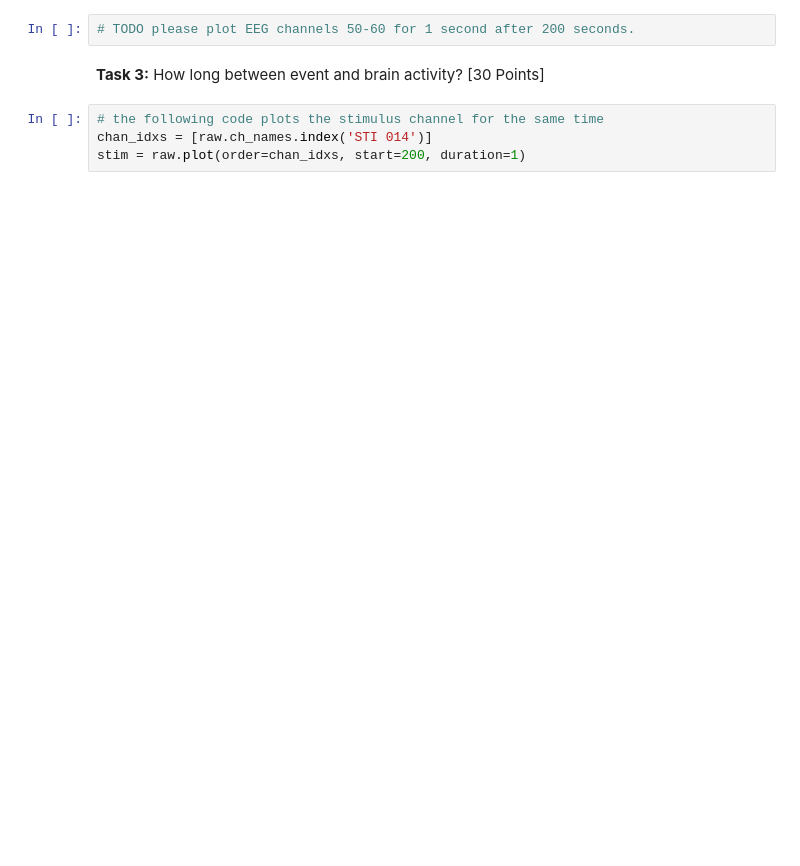
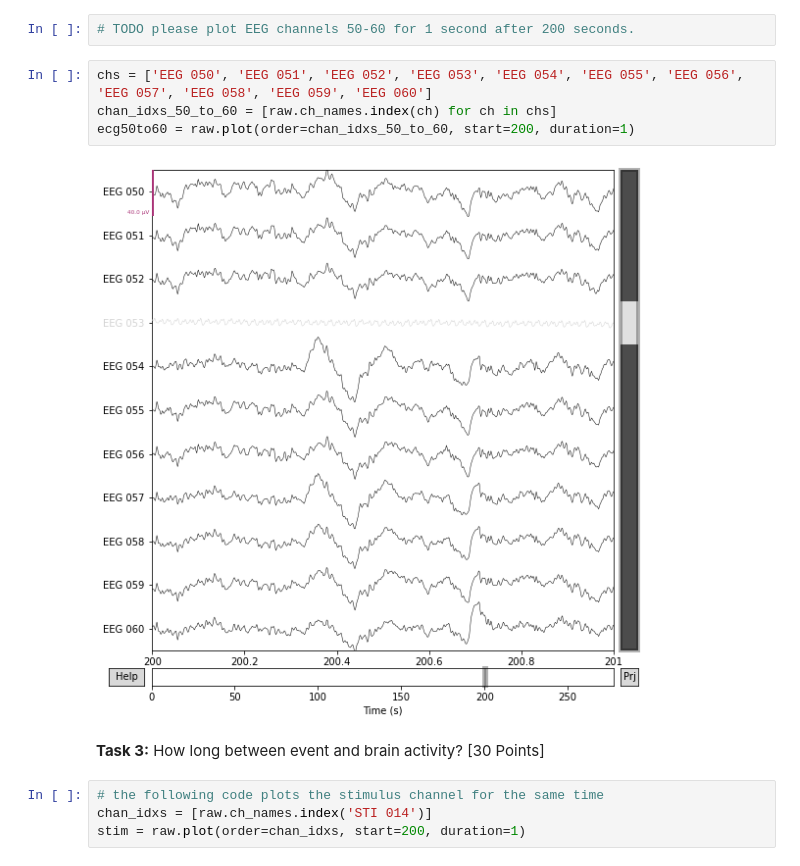
Before and after one commit to bostongfx/cs480student, a Jupyter notebook: 02/CS480_Assignment_2.ipynb, the cells around one changed output. Drawn from its saved outputs; the diff is of its cells as text; blank space fills up the shorter version.

```diff
--- a/02/CS480_Assignment_2.ipynb
+++ b/02/CS480_Assignment_2.ipynb
@@ -63,5 +66,11 @@ ecg1to8 = raw.plot(order=chan_idxs, start=120, duration=3)
 # %%
 # TODO please plot EEG channels 50-60 for 1 second after 200 seconds.
+# %%
+chs = ['EEG 050', 'EEG 051', 'EEG 052', 'EEG 053', 'EEG 054', 'EEG 055', 'EEG 056', 'EEG 057', 'EEG 058', 'EEG 059', 'EEG 060']
+chan_idxs_50_to_60 = [raw.ch_names.index(ch) for ch in chs]
+ecg50to60 = raw.plot(order=chan_idxs_50_to_60, start=200, duration=1)
+# %% [output]
+[figure, added]
 # %% [markdown]
 **Task 3:** How long between event and brain activity? [30 Points]
 # %%
```
Also changed, not shown: parts of 14 cells of this notebook.
